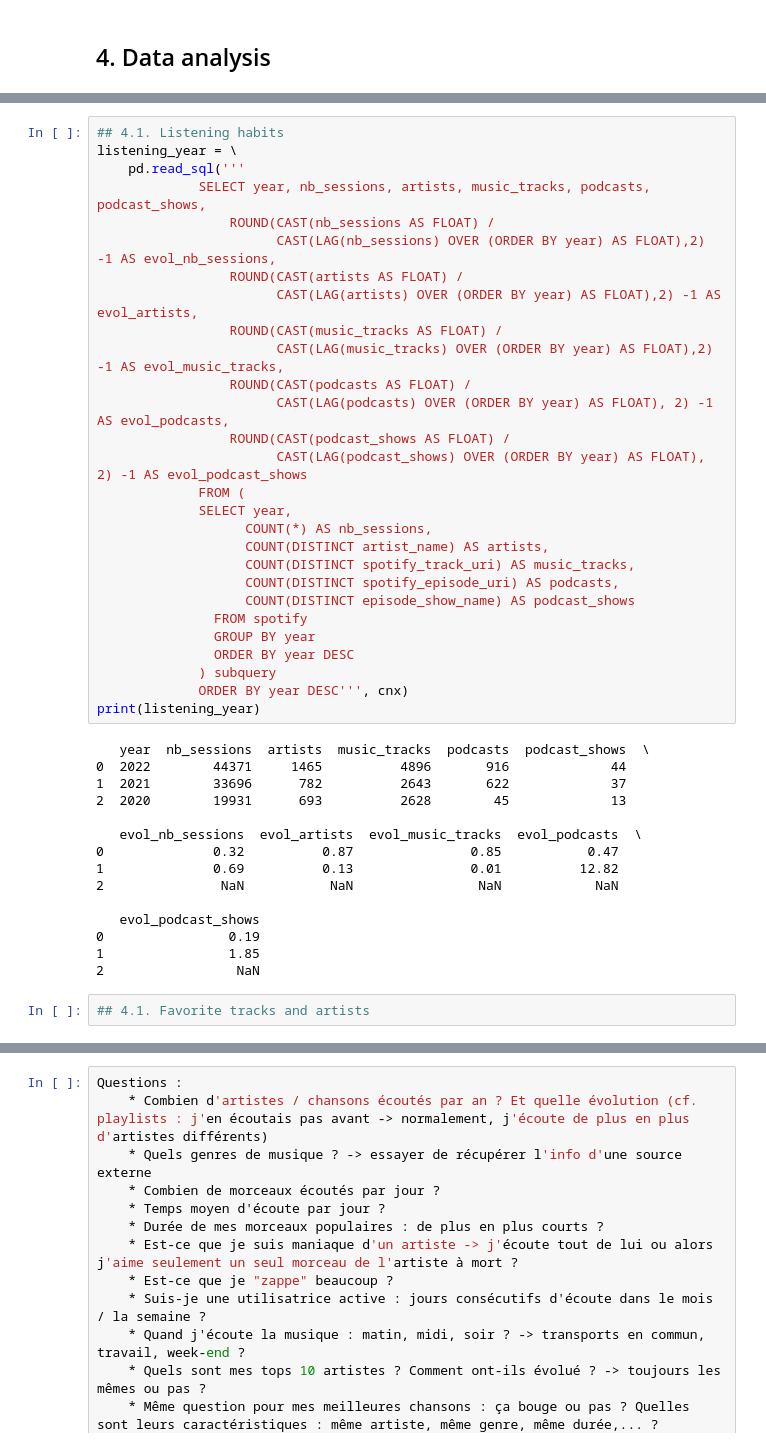
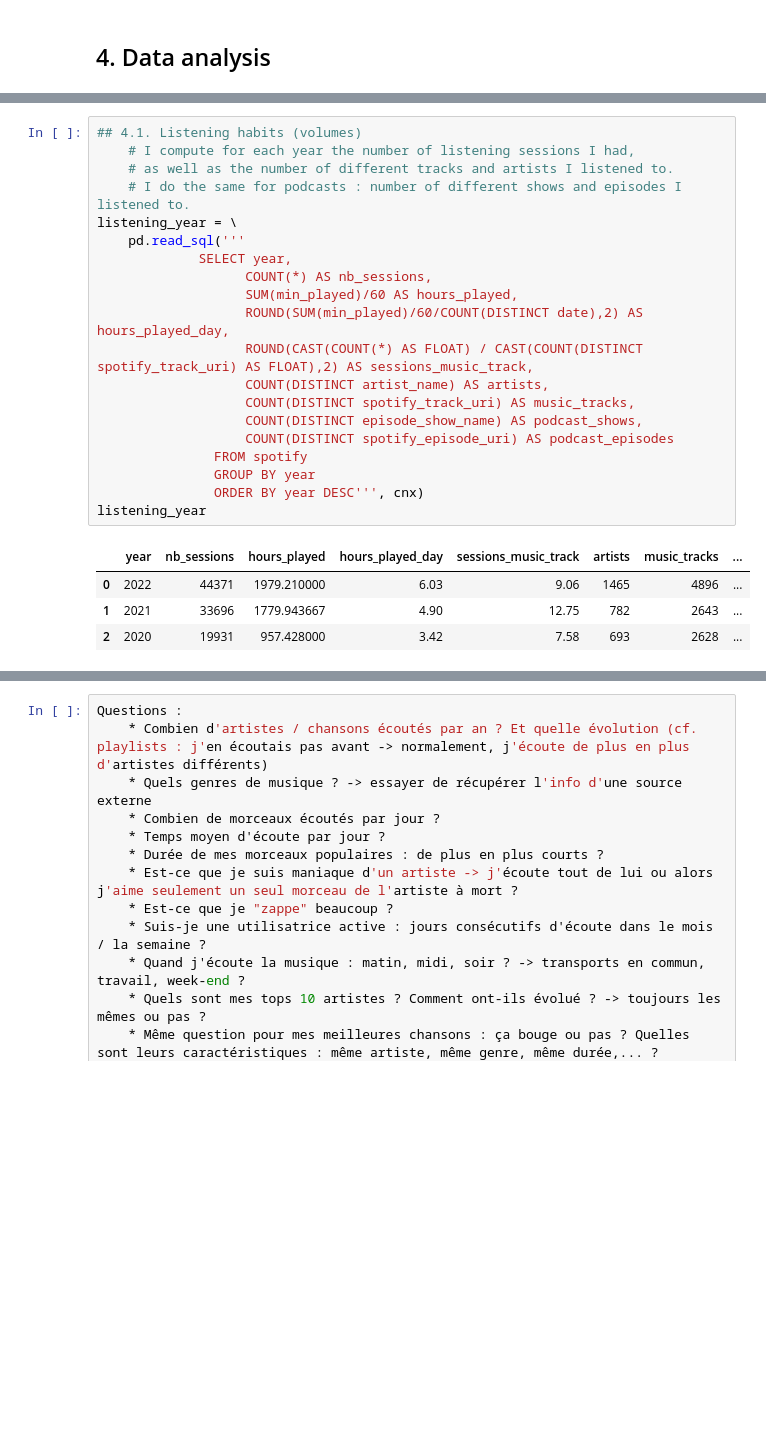
Before and after one commit to MargotMarchais/Spotify_wrapped, a Jupyter notebook: Spotify_analysis.ipynb, the cells around one changed output, grey strips where cells are left out. Saved outputs shown, nothing was run; the diff lists cells and outputs as text; blank space fills up the shorter version.

```diff
--- a/Spotify_analysis.ipynb
+++ b/Spotify_analysis.ipynb
@@ -166,45 +164,25 @@ print(volumetry_file)
 # %%
-## 4.1. Listening habits
+## 4.1. Listening habits (volumes)
+    # I compute for each year the number of listening sessions I had,
+    # as well as the number of different tracks and artists I listened to.
+    # I do the same for podcasts : number of different shows and episodes I listened to.
 listening_year = \
     pd.read_sql('''
-             SELECT year, nb_sessions, artists, music_tracks, podcasts, podcast_shows,
-                 ROUND(CAST(nb_sessions AS FLOAT) /
-                       CAST(LAG(nb_sessions) OVER (ORDER BY year) AS FLOAT),2) -1 AS evol_nb_sessions,
-                 ROUND(CAST(artists AS FLOAT) /
-                       CAST(LAG(artists) OVER (ORDER BY year) AS FLOAT),2) -1 AS evol_artists,
-                 ROUND(CAST(music_tracks AS FLOAT) /
-                       CAST(LAG(music_tracks) OVER (ORDER BY year) AS FLOAT),2) -1 AS evol_music_tracks,
-                 ROUND(CAST(podcasts AS FLOAT) /
-                       CAST(LAG(podcasts) OVER (ORDER BY year) AS FLOAT), 2) -1 AS evol_podcasts,
-                 ROUND(CAST(podcast_shows AS FLOAT) /
-                       CAST(LAG(podcast_shows) OVER (ORDER BY year) AS FLOAT), 2) -1 AS evol_podcast_shows
-             FROM (
              SELECT year,
                    COUNT(*) AS nb_sessions,
+                   SUM(min_played)/60 AS hours_played,
+                   ROUND(SUM(min_played)/60/COUNT(DISTINCT date),2) AS hours_played_day,
+                   ROUND(CAST(COUNT(*) AS FLOAT) / CAST(COUNT(DISTINCT spotify_track_uri) AS FLOAT),2) AS sessions_music_track,
                    COUNT(DISTINCT artist_name) AS artists,
                    COUNT(DISTINCT spotify_track_uri) AS music_tracks,
-                   COUNT(DISTINCT spotify_episode_uri) AS podcasts,
-                   COUNT(DISTINCT episode_show_name) AS podcast_shows
+                   COUNT(DISTINCT episode_show_name) AS podcast_shows,
+                   COUNT(DISTINCT spotify_episode_uri) AS podcast_episodes
                FROM spotify
                GROUP BY year
-               ORDER BY year DESC
-             ) subquery
-             ORDER BY year DESC''', cnx)
-print(listening_year)
+               ORDER BY year DESC''', cnx)
+listening_year
 # %% [output]
-   year  nb_sessions  artists  music_tracks  podcasts  podcast_shows  \
-0  2022        44371     1465          4896       916             44
-1  2021        33696      782          2643       622             37
-2  2020        19931      693          2628        45             13
-
-   evol_nb_sessions  evol_artists  evol_music_tracks  evol_podcasts  \
-0              0.32          0.87               0.85           0.47
-1              0.69          0.13               0.01          12.82
-2               NaN           NaN                NaN            NaN
-
-   evol_podcast_shows
-0                0.19
-1                1.85
-2                 NaN
+|  | year | nb_sessions | hours_played | hours_played_day | sessions_music_track | artists | music_tracks | ... |
+| 0 | 2022 | 44371 | 1979.210000 | 6.03 | 9.06 | 1465 | 4896 | ... |
+| 1 | 2021 | 33696 | 1779.943667 | 4.90 | 12.75 | 782 | 2643 | ... |
+| 2 | 2020 | 19931 | 957.428000 | 3.42 | 7.58 | 693 | 2628 | ... |
-# %%
-## 4.1. Favorite tracks and artists
```
Also changed, not shown: parts of 16 cells of this notebook.
